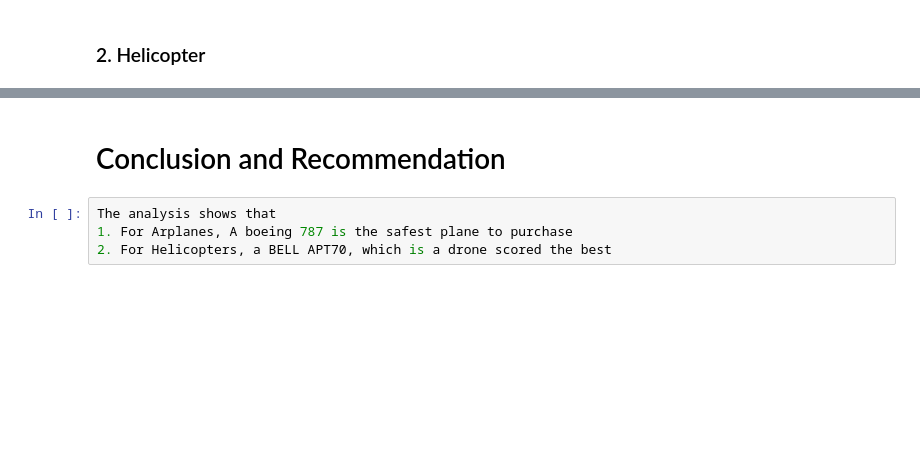
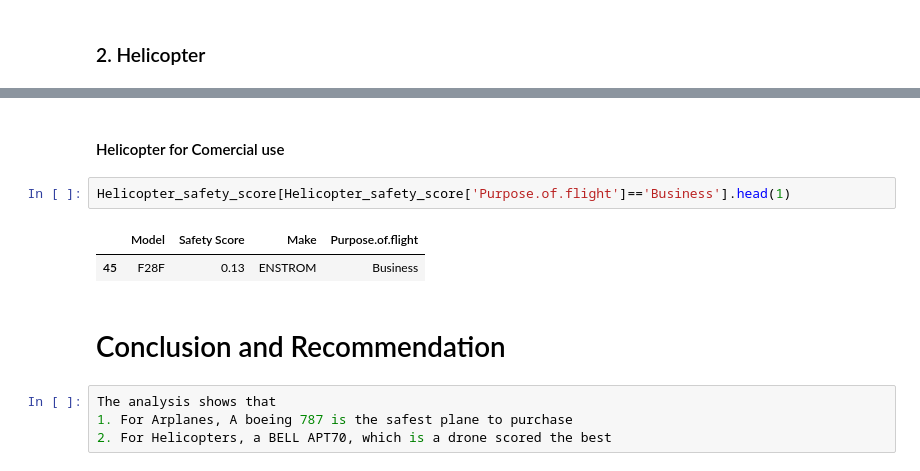
Before and after one commit to floyedmuchiri/dsc-phase-1-project-v3, a Jupyter notebook: aviation.ipynb, the cells around one changed output, grey strips where cells are left out. Drawn from its saved outputs; the diff is of its cells as text; blank space fills up the shorter version.

```diff
--- a/aviation.ipynb
+++ b/aviation.ipynb
@@ -647,3 +682,10 @@ Helicopter_safety_score.head(10)
+# %% [markdown]
+#### Helicopter for Comercial use
+# %%
+Helicopter_safety_score[Helicopter_safety_score['Purpose.of.flight']=='Business'].head(1)
+# %% [output]
+|  | Model | Safety Score | Make | Purpose.of.flight |
+| 45 | F28F | 0.13 | ENSTROM | Business |
 # %% [markdown]
 # Conclusion and Recommendation
 # %%
```
Also changed, not shown: parts of 15 cells of this notebook, 10 other files.
